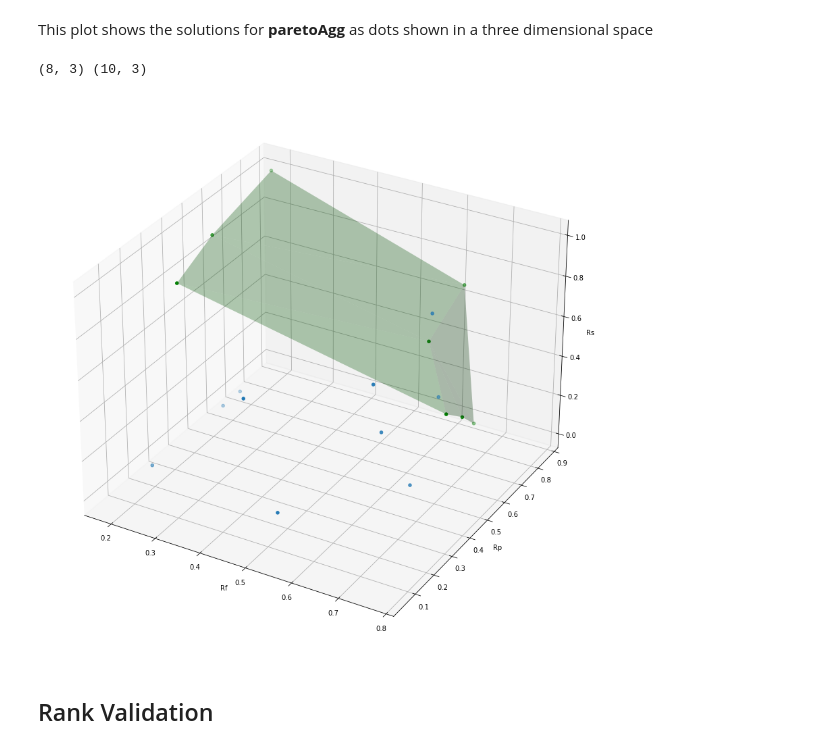
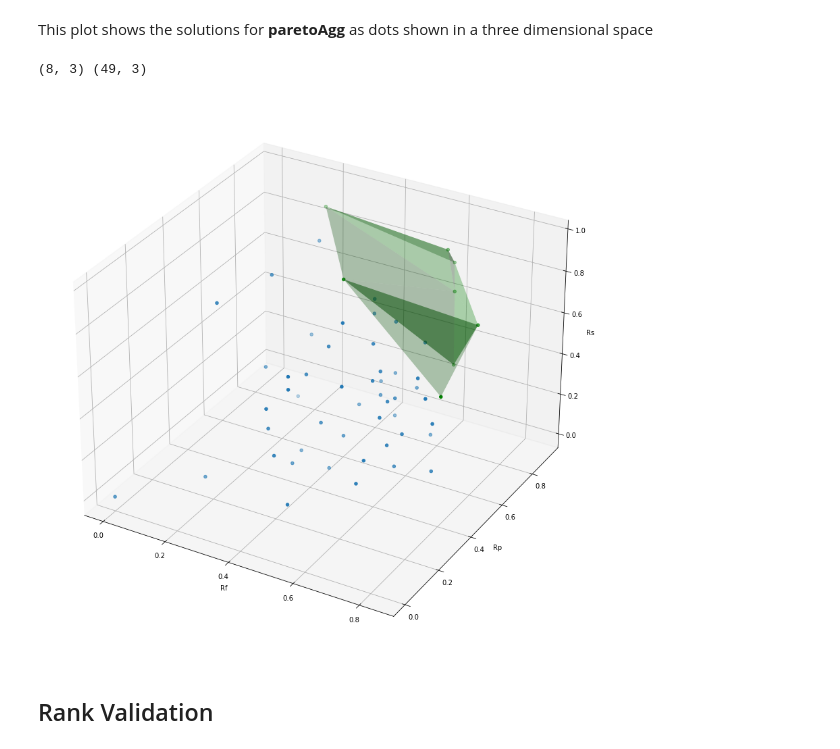
Before and after one commit to DataSystemsGroupUT/PAPyA, a Jupyter notebook: BenchRanker/BenchRanker.ipynb, the cells around one changed output. Cells and saved outputs as stored; diff of their text form; code cells hidden in the pictures.

```diff
--- a/BenchRanker/BenchRanker.ipynb
+++ b/BenchRanker/BenchRanker.ipynb
@@ -91,10 +97,10 @@ This plot shows the solutions for __paretoAgg__ as dots shown in a three dimensi
 # %%
 # this method takes one parameter, the dataset size of the experiment
 
-multiDimensionRanking.plot('100M')
+multiDimensionRanking.plot('250M')
 # %% [output]
-(8, 3) (10, 3)
+(8, 3) (49, 3)
-[figure, old version]
+[figure, new version]
 # %% [markdown]
 <h2>Rank Validation</h2>
 # %% [markdown]
```
Also changed, not shown: parts of 9 cells of this notebook, 1 other file.
